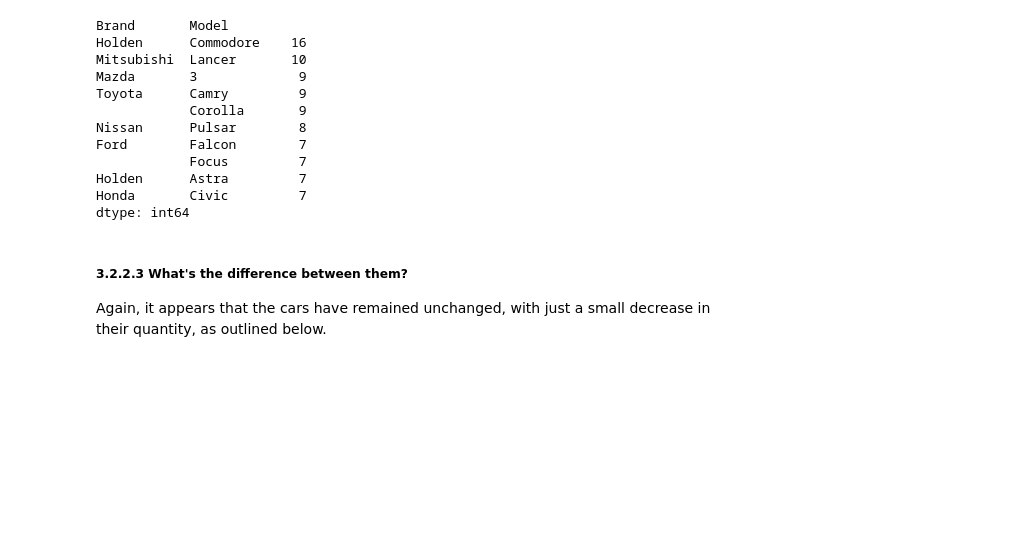
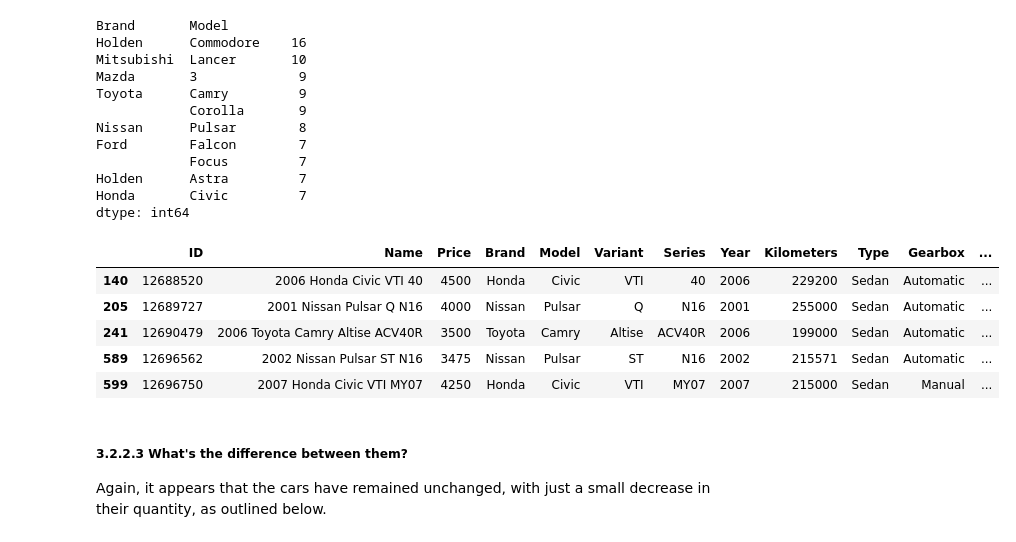
Before and after one commit to thaynanff/thaynanff.github.io, a Jupyter notebook: Data Science and Analytics/8. Australian Automotive Market/Australian Automotive Market.ipynb, the cells around one changed output. Cells and saved outputs as stored; diff of their text form; code cells hidden in the pictures; blank space fills up the shorter version.

```diff
--- a/Data Science and Analytics/8. Australian Automotive Market/Australian Automotive Market.ipynb
+++ b/Data Science and Analytics/8. Australian Automotive Market/Australian Automotive Market.ipynb
@@ -598,6 +600,15 @@ Ford        Falcon        7
 Holden      Astra         7
 Honda       Civic         7
 dtype: int64
+# %%
+Top10_Limit_NoOutliers.head()
+# %% [output]
+|  | ID | Name | Price | Brand | Model | Variant | Series | Year | Kilometers | Type | Gearbox | ... |
+| 140 | 12688520 | 2006 Honda Civic VTI 40 | 4500 | Honda | Civic | VTI | 40 | 2006 | 229200 | Sedan | Automatic | ... |
+| 205 | 12689727 | 2001 Nissan Pulsar Q N16 | 4000 | Nissan | Pulsar | Q | N16 | 2001 | 255000 | Sedan | Automatic | ... |
+| 241 | 12690479 | 2006 Toyota Camry Altise ACV40R | 3500 | Toyota | Camry | Altise | ACV40R | 2006 | 199000 | Sedan | Automatic | ... |
+| 589 | 12696562 | 2002 Nissan Pulsar ST N16 | 3475 | Nissan | Pulsar | ST | N16 | 2002 | 215571 | Sedan | Automatic | ... |
+| 599 | 12696750 | 2007 Honda Civic VTI MY07 | 4250 | Honda | Civic | VTI | MY07 | 2007 | 215000 | Sedan | Manual | ... |
 # %% [markdown]
 ##### 3.2.2.3 What's the difference between them?
 
```
Also changed, not shown: parts of 28 cells of this notebook.
